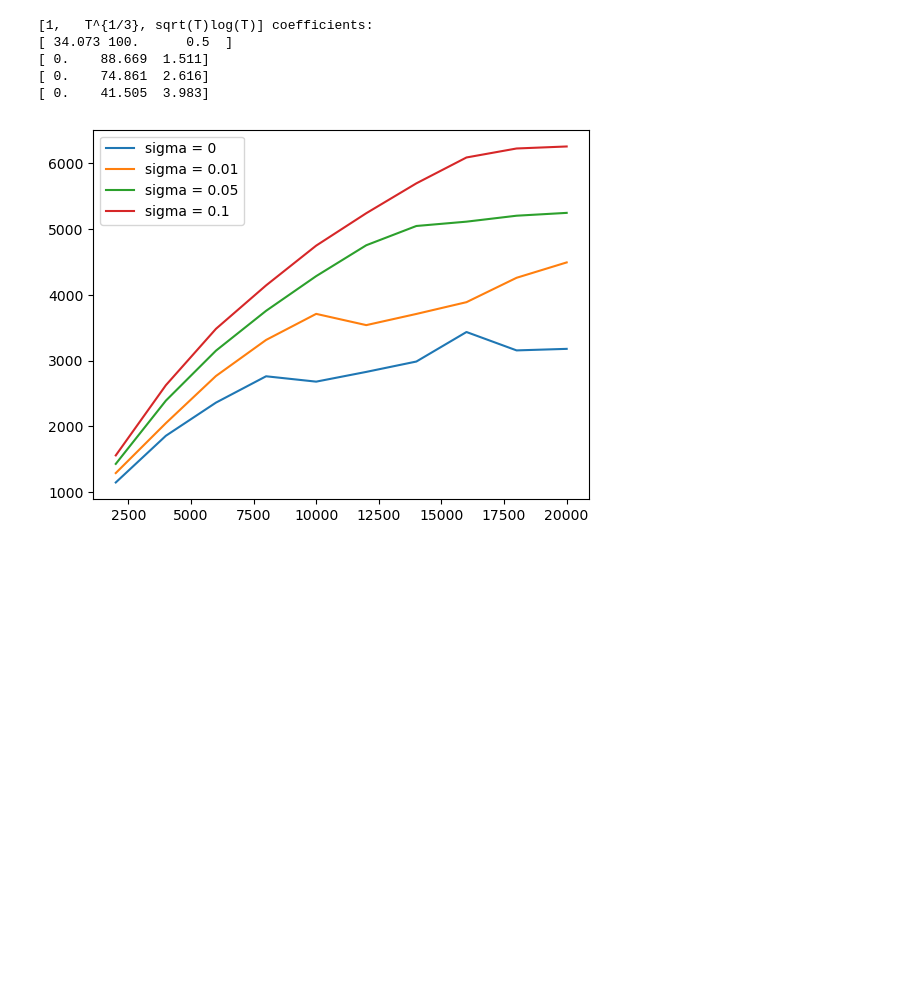
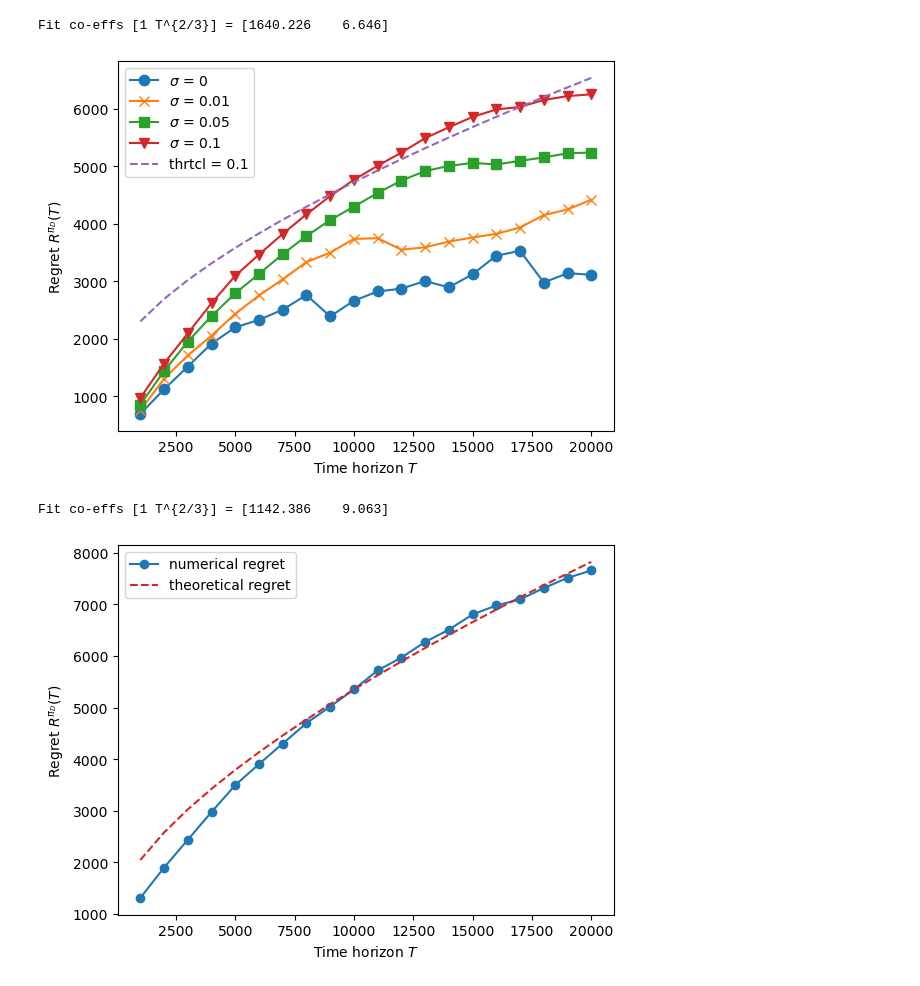
Before and after one commit to SathwikChadaga/Optimistic-DPP, a Jupyter notebook: plot_results.ipynb, the cells around one changed output. Cells and saved outputs as stored; diff of their text form; code cells hidden in the pictures; blank space fills up the shorter version.

```diff
--- a/plot_results.ipynb
+++ b/plot_results.ipynb
@@ -49,9 +47,10 @@ plot_regrets_all_noise_levels(4, noise_variance_list)
 # %%
-plot_regrets_all_noise_levels(6, noise_variance_list)
+plot_regrets_all_noise_levels(6, noise_variance_list, plot_style, show_theoretical)
 # %% [output]
-[1,   T^{1/3}, sqrt(T)log(T)] coefficients:
-[ 34.073 100.      0.5  ]
-[ 0.    88.669  1.511]
-[ 0.    74.861  2.616]
-[ 0.    41.505  3.983]
+Fit co-effs [1 T^{2/3}] = [1640.226    6.646]
-[figure, old version]
+[figure, new version]
+# %%
+plot_theoretical_regret(4, 0.1)
+# %% [output]
+Fit co-effs [1 T^{2/3}] = [1142.386    9.063]
+[figure, added]
```
Also changed, not shown: parts of 5 cells of this notebook, 5 other files.
